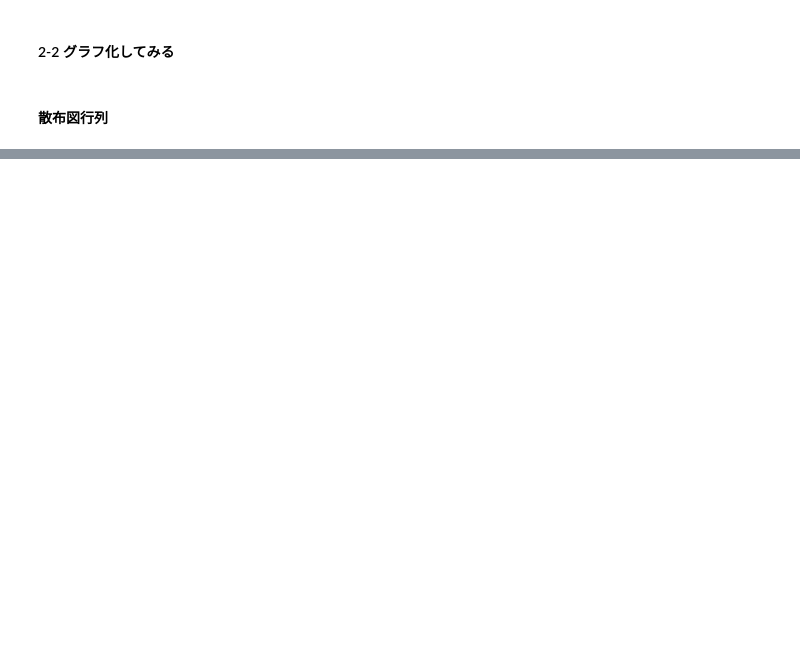
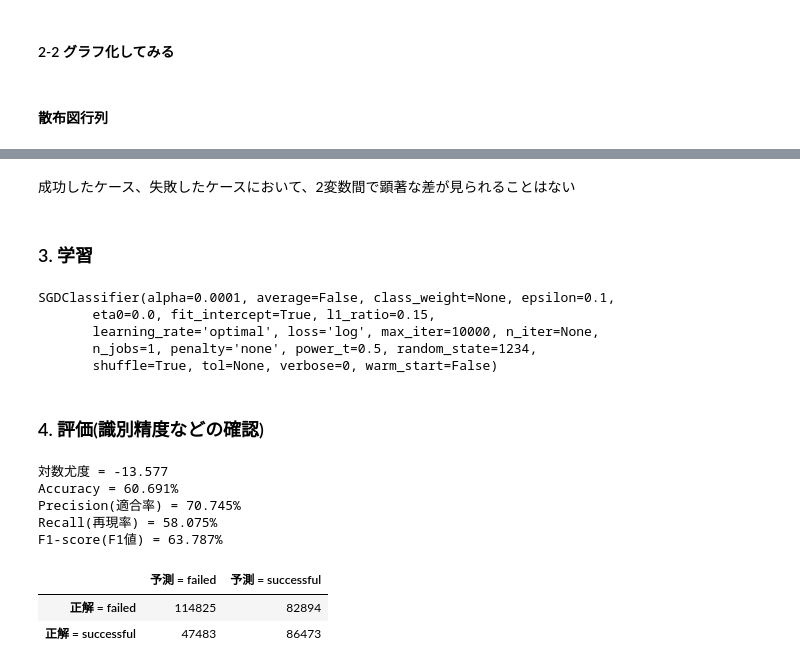
Before and after one commit to a-ozaki-a-ozaki-a-ozaki/KagawaAI_Homework, a Jupyter notebook: Day1_work_a-ozaki.ipynb, the cells around one changed output, grey strips where cells are left out. Cells and saved outputs as stored; diff of their text form; code cells hidden in the pictures; blank space fills up the shorter version.

```diff
--- a/Day1_work_a-ozaki.ipynb
+++ b/Day1_work_a-ozaki.ipynb
@@ -174,0 +242,4 @@ df_success_or_failed.groupby(["country", "state"]).count()
+# %% [markdown]
+成功したケース、失敗したケースにおいて、2変数間で顕著な差が見られることはない
+# %% [markdown]
+### 3. 学習
@@ -174,0 +267,54 @@ df_success_or_failed.groupby(["country", "state"]).count()
+# %%
+# 目的変数
+y = df_for_learning["state_class"].values
+df_for_learning = df_for_learning.drop("state_class", axis = 1)
+# 説明変数
+x = df_for_learning.values
+
+# ロジスティック回帰
+clf = SGDClassifier(loss='log', penalty='none', max_iter=10000, fit_intercept=True, random_state=1234)
+clf.fit(x, y)
+# %% [output]
+SGDClassifier(alpha=0.0001, average=False, class_weight=None, epsilon=0.1,
+       eta0=0.0, fit_intercept=True, l1_ratio=0.15,
+       learning_rate='optimal', loss='log', max_iter=10000, n_iter=None,
+       n_jobs=1, penalty='none', power_t=0.5, random_state=1234,
+       shuffle=True, tol=None, verbose=0, warm_start=False)
+# %% [markdown]
+### 4. 評価(識別精度などの確認)
+# %%
+# ラベルを予測
+y_pred = clf.predict(x)
+
+# Accuracy
+accuracy = accuracy_score(y, y_pred)
+# Precision, Recall, F1-score
+precision, recall, f1_score, _ = precision_recall_fscore_support(y, y_pred)
+
+# 対数尤度を表示
+print("対数尤度 = {:.3f}".format(- log_loss(y, y_pred)))
+# Accuracy(正答率)を表示
+print("Accuracy = {:.3f}%".format(accuracy * 100))
+# Precision(適合率)
+print("Precision(適合率) = {:.3f}%".format(precision[0] * 100))
+print("Recall(再現率) = {:.3f}%".format(recall[0] * 100))
+print("F1-score(F1値) = {:.3f}%".format(f1_score[0] * 100))
+
+# お金集める側は「Precision」、投資する側は「Recall」に興味があるのか
+# %% [output]
+対数尤度 = -13.577
+Accuracy = 60.691%
+Precision(適合率) = 70.745%
+Recall(再現率) = 58.075%
+F1-score(F1値) = 63.787%
+# %%
+# 予測値と正解のクロス集計（混同行列）
+conf_mat = confusion_matrix(y, y_pred)
+conf_mat = pd.DataFrame(conf_mat,
+                        index=['正解 = failed', '正解 = successful'],
+                        columns=['予測 = failed', '予測 = successful'])
+conf_mat
+# %% [output]
+|  | 予測 = failed | 予測 = successful |
+| 正解 = failed | 114825 | 82894 |
+| 正解 = successful | 47483 | 86473 |
```
Also changed, not shown: parts of 13 cells of this notebook.
